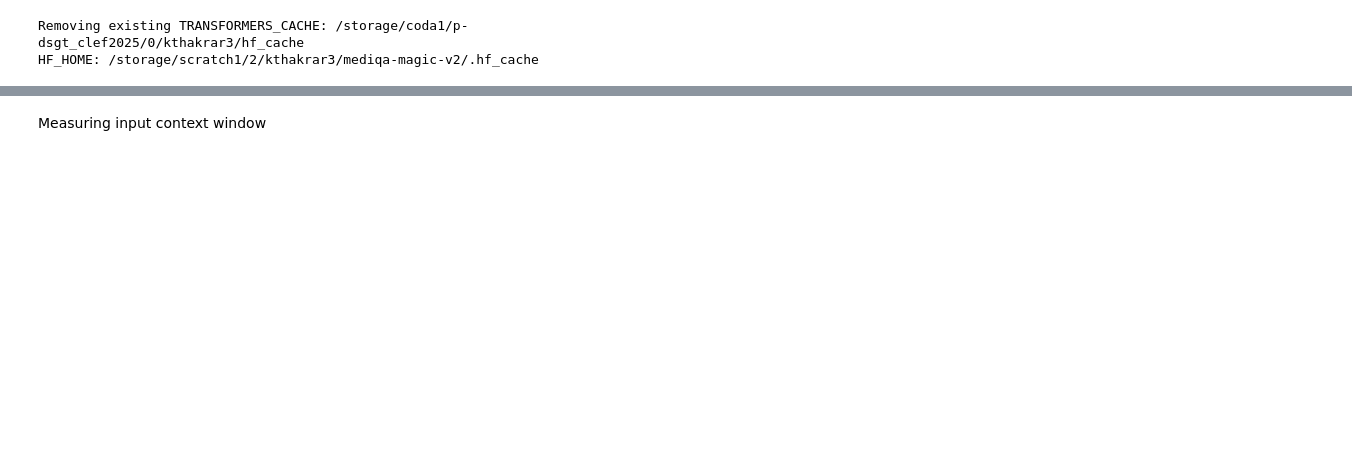
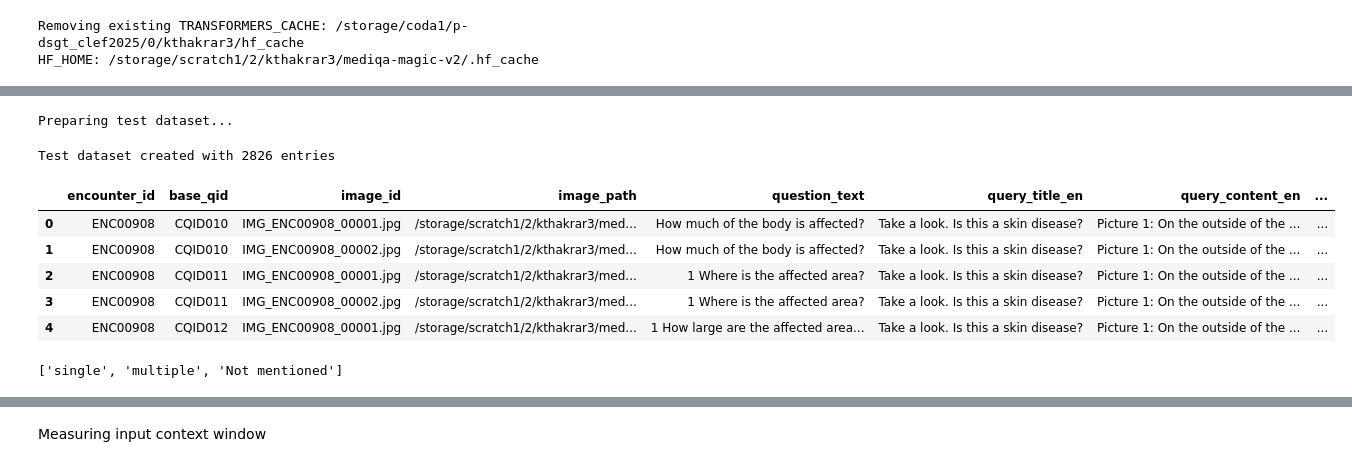
Before and after one commit to karishmathakrar/arc-mediqa-magic-2025, a Jupyter notebook: 02-model-finetuning-inference-base.ipynb, the cells around one changed output, grey strips where cells are left out. Drawn from its saved outputs; the diff is of its cells as text; code cells hidden in the pictures; blank space fills up the shorter version.

Commit message:
Updated inference on test set

```diff
--- a/02-model-finetuning-inference-base.ipynb
+++ b/02-model-finetuning-inference-base.ipynb
@@ -85,17 +85,27 @@ BASE_DIR = os.path.dirname(os.path.abspath('__file__'))
 DATASET_DIR = os.path.join(BASE_DIR, "2025_dataset")
 TRAIN_DIR = os.path.join(DATASET_DIR, "train")
 VAL_DIR = os.path.join(DATASET_DIR, "valid")
+TEST_DIR = os.path.join(DATASET_DIR, "test")
+
 TRAIN_IMAGES_DIR = os.path.join(TRAIN_DIR, "images_train")
 VAL_IMAGES_DIR = os.path.join(VAL_DIR, "images_valid")
+TEST_IMAGES_DIR = os.path.join(TEST_DIR, "images_test")
+
 OUTPUT_DIR = os.path.join(BASE_DIR, "outputs")
 os.makedirs(OUTPUT_DIR, exist_ok=True)
+
 PROCESSED_TRAIN_DATA_DIR = os.path.join(OUTPUT_DIR, f"processed_train_data-{SELECTED_MODEL}-V3")
 PROCESSED_VAL_DATA_DIR = os.path.join(OUTPUT_DIR, f"processed_val_data-{SELECTED_MODEL}-V3")
 PROCESSED_COMBINED_DATA_DIR = os.path.join(OUTPUT_DIR, f"processed_combined_data-{SELECTED_MODEL}-V3")
+PROCESSED_TEST_DATA_DIR = os.path.join(OUTPUT_DIR, f"processed_test_data-{SELECTED_MODEL}-V3")
+
 QUESTIONS_PATH = os.path.join(TRAIN_DIR, "closedquestions_definitions_imageclef2025.json")
+
 TRAIN_JSON_PATH = os.path.join(TRAIN_DIR, "train.json")
+VAL_JSON_PATH = os.path.join(VAL_DIR, "valid.json")
+TEST_JSON_PATH = os.path.join(TEST_DIR, "test.json")
+
 TRAIN_CVQA_PATH = os.path.join(TRAIN_DIR, "train_cvqa.json")
-VAL_JSON_PATH = os.path.join(VAL_DIR, "valid.json")
 VAL_CVQA_PATH = os.path.join(VAL_DIR, "valid_cvqa.json")
 
 MODEL_ID = AVAILABLE_MODELS[SELECTED_MODEL]
@@ -319,6 +273,6 @@ def merge_lora_model(checkpoint_path=None, token=None, output_dir=None):
 # %%
 class Args:
-    def __init__(self, use_finetuning=True):
+    def __init__(self, use_finetuning=False):
         """
         Initialize inference arguments with options for finetuning.
 
@@ -1532,0 +1644,19 @@ plot_training_loss_from_args(args, window_size=10)
+# %%
+os.makedirs(PROCESSED_TEST_DATA_DIR, exist_ok=True)
+test_df = prepare_test_dataset()
+# %% [output]
+Preparing test dataset...
+Test dataset created with 2826 entries
+# %%
+test_df.head()
+# %% [output]
+|  | encounter_id | base_qid | image_id | image_path | question_text | query_title_en | query_content_en | ... |
+| 0 | ENC00908 | CQID010 | IMG_ENC00908_00001.jpg | /storage/scratch1/2/kthakrar3/med... | How much of the body is affected? | Take a look. Is this a skin disease? | Picture 1: On the outside of the ... | ... |
+| 1 | ENC00908 | CQID010 | IMG_ENC00908_00002.jpg | /storage/scratch1/2/kthakrar3/med... | How much of the body is affected? | Take a look. Is this a skin disease? | Picture 1: On the outside of the ... | ... |
+| 2 | ENC00908 | CQID011 | IMG_ENC00908_00001.jpg | /storage/scratch1/2/kthakrar3/med... | 1 Where is the affected area? | Take a look. Is this a skin disease? | Picture 1: On the outside of the ... | ... |
+| 3 | ENC00908 | CQID011 | IMG_ENC00908_00002.jpg | /storage/scratch1/2/kthakrar3/med... | 1 Where is the affected area? | Take a look. Is this a skin disease? | Picture 1: On the outside of the ... | ... |
+| 4 | ENC00908 | CQID012 | IMG_ENC00908_00001.jpg | /storage/scratch1/2/kthakrar3/med... | 1 How large are the affected area... | Take a look. Is this a skin disease? | Picture 1: On the outside of the ... | ... |
+# %%
+test_df['options_en'][15]
+# %% [output]
+['single', 'multiple', 'Not mentioned']
```
Also changed, not shown: parts of 45 cells of this notebook, 2 other files.
